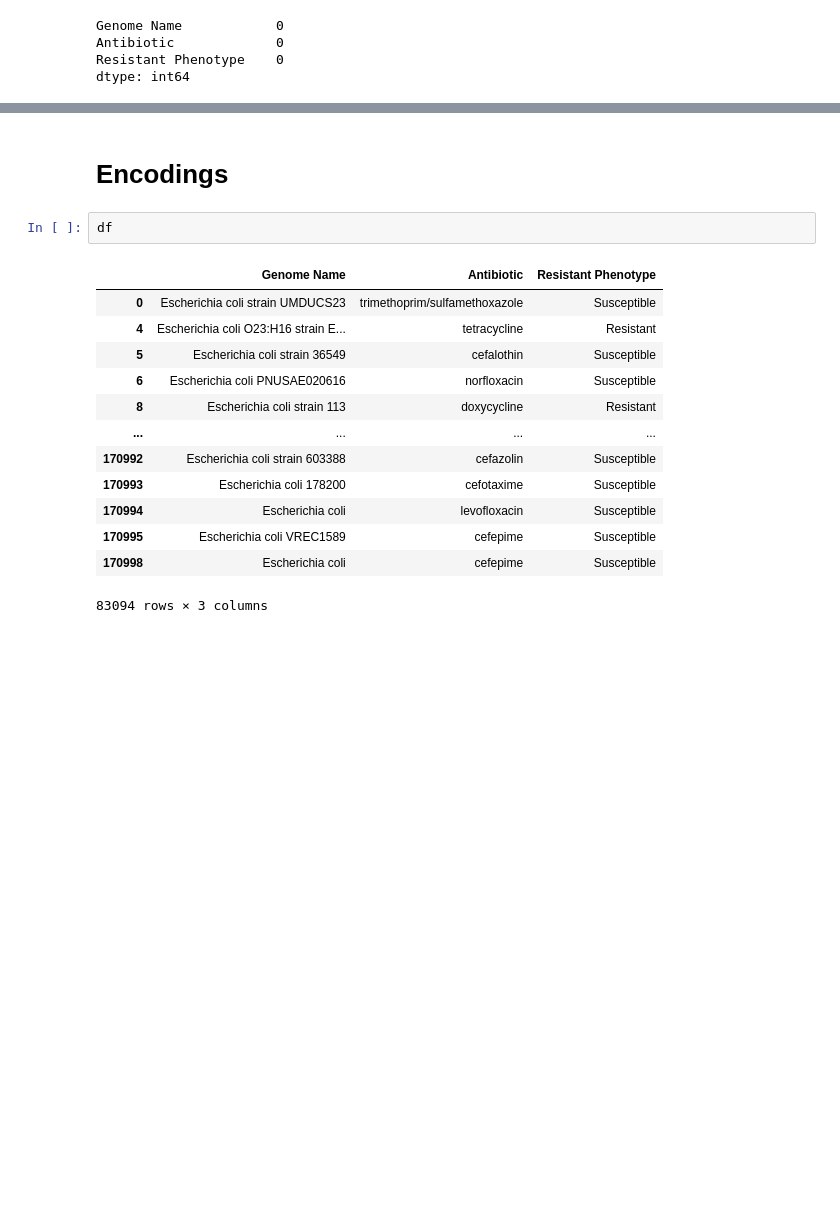
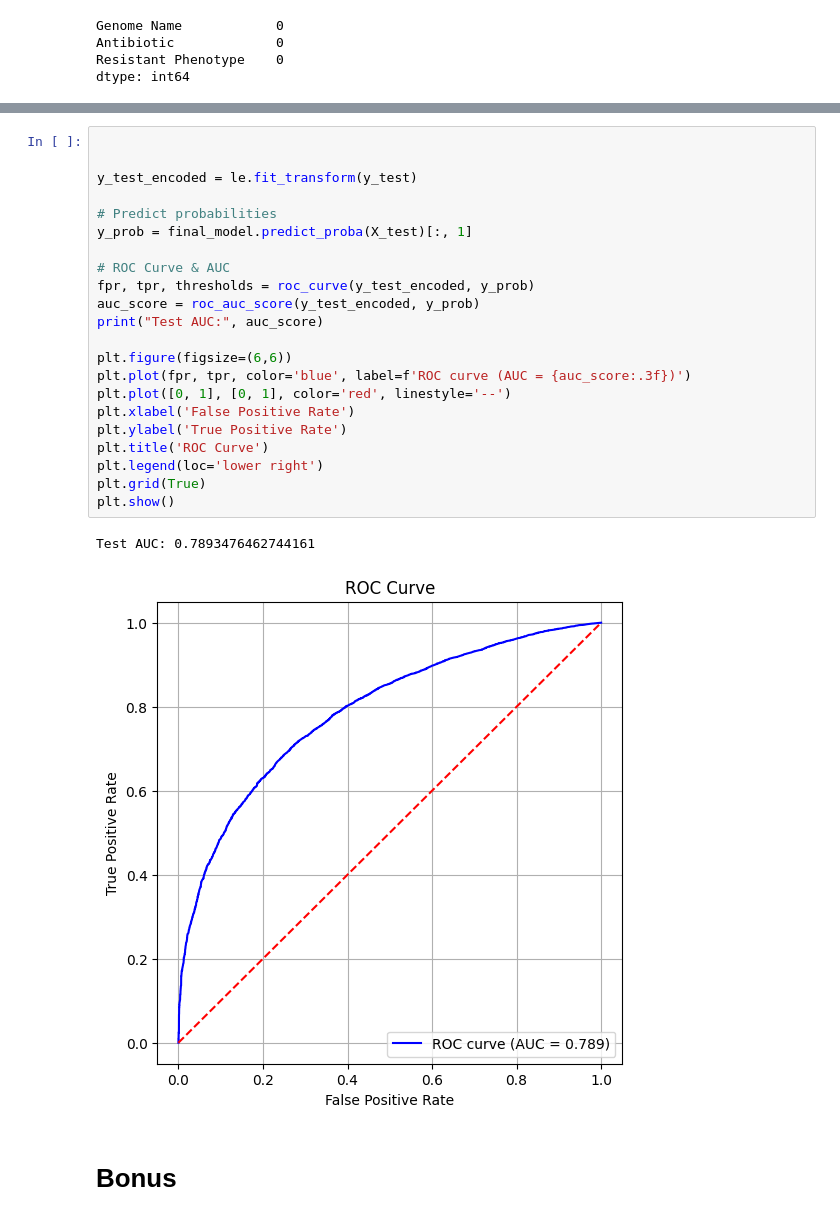
Before and after one commit to MZaidNaeem/ML_hackathon_loopverse_2.0, a Jupyter notebook: notebook.ipynb, the cells around one changed output, grey strips where cells are left out. Cells and saved outputs as stored; diff of their text form; blank space fills up the shorter version.

```diff
--- a/notebook.ipynb
+++ b/notebook.ipynb
@@ -269,18 +471,27 @@ dtype: int64
+# %%
+
+
+y_test_encoded = le.fit_transform(y_test)
+
+# Predict probabilities
+y_prob = final_model.predict_proba(X_test)[:, 1]
+
+# ROC Curve & AUC
+fpr, tpr, thresholds = roc_curve(y_test_encoded, y_prob)
+auc_score = roc_auc_score(y_test_encoded, y_prob)
+print("Test AUC:", auc_score)
+
+plt.figure(figsize=(6,6))
+plt.plot(fpr, tpr, color='blue', label=f'ROC curve (AUC = {auc_score:.3f})')
+plt.plot([0, 1], [0, 1], color='red', linestyle='--')
+plt.xlabel('False Positive Rate')
+plt.ylabel('True Positive Rate')
+plt.title('ROC Curve')
+plt.legend(loc='lower right')
+plt.grid(True)
+plt.show()
+# %% [output]
+Test AUC: 0.7893476462744161
+[figure, added]
 # %% [markdown]
-<h1>Encodings</h1>
+<h1>Bonus</h1>
-# %%
-df
-# %% [output]
-|  | Genome Name | Antibiotic | Resistant Phenotype |
-| 0 | Escherichia coli strain UMDUCS23 | trimethoprim/sulfamethoxazole | Susceptible |
-| 4 | Escherichia coli O23:H16 strain E... | tetracycline | Resistant |
-| 5 | Escherichia coli strain 36549 | cefalothin | Susceptible |
-| 6 | Escherichia coli PNUSAE020616 | norfloxacin | Susceptible |
-| 8 | Escherichia coli strain 113 | doxycycline | Resistant |
-| ... | ... | ... | ... |
-| 170992 | Escherichia coli strain 603388 | cefazolin | Susceptible |
-| 170993 | Escherichia coli 178200 | cefotaxime | Susceptible |
-| 170994 | Escherichia coli | levofloxacin | Susceptible |
-| 170995 | Escherichia coli VREC1589 | cefepime | Susceptible |
-| 170998 | Escherichia coli | cefepime | Susceptible |
-83094 rows × 3 columns
```
Also changed, not shown: parts of 25 cells of this notebook, 4 other files.
